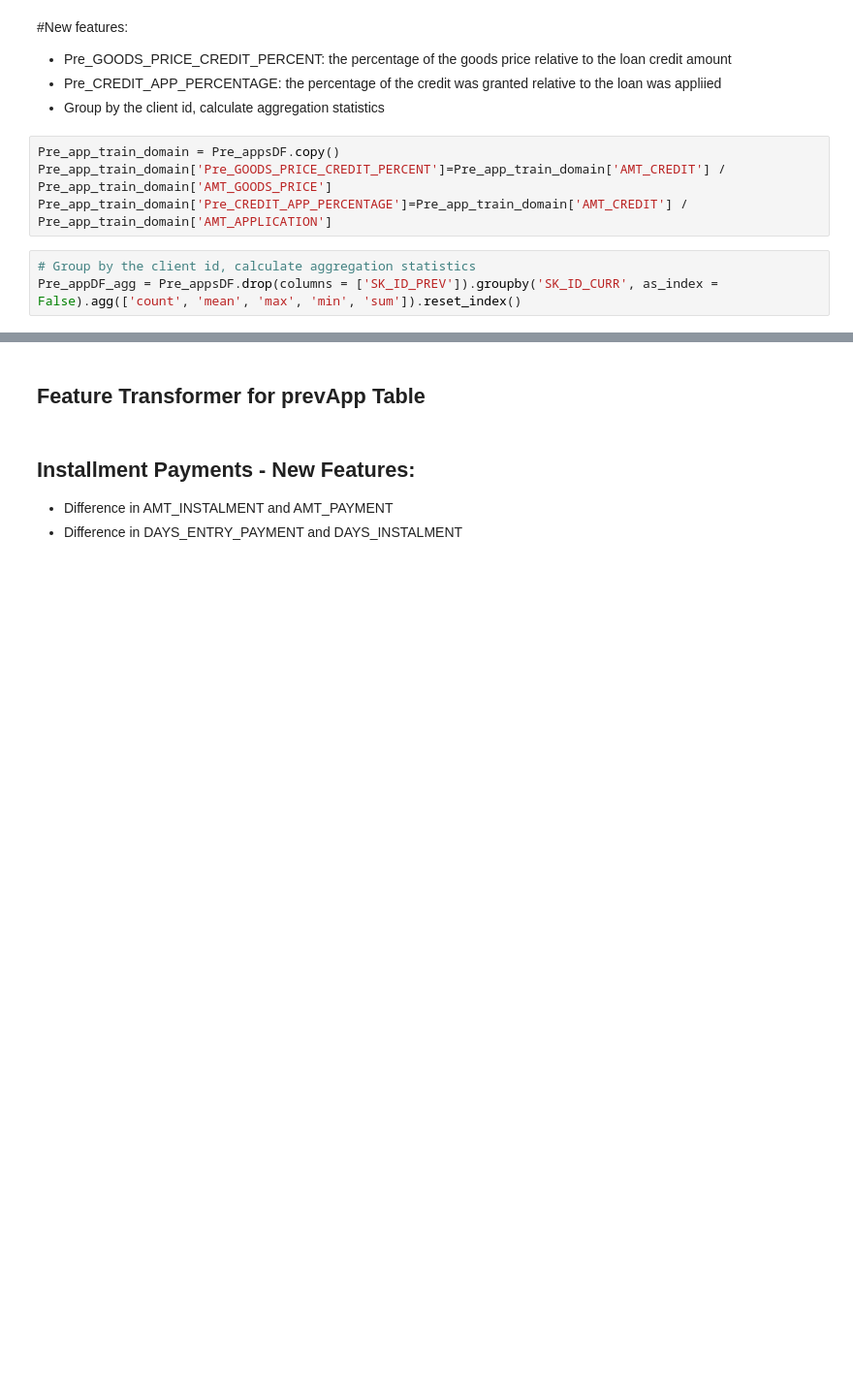
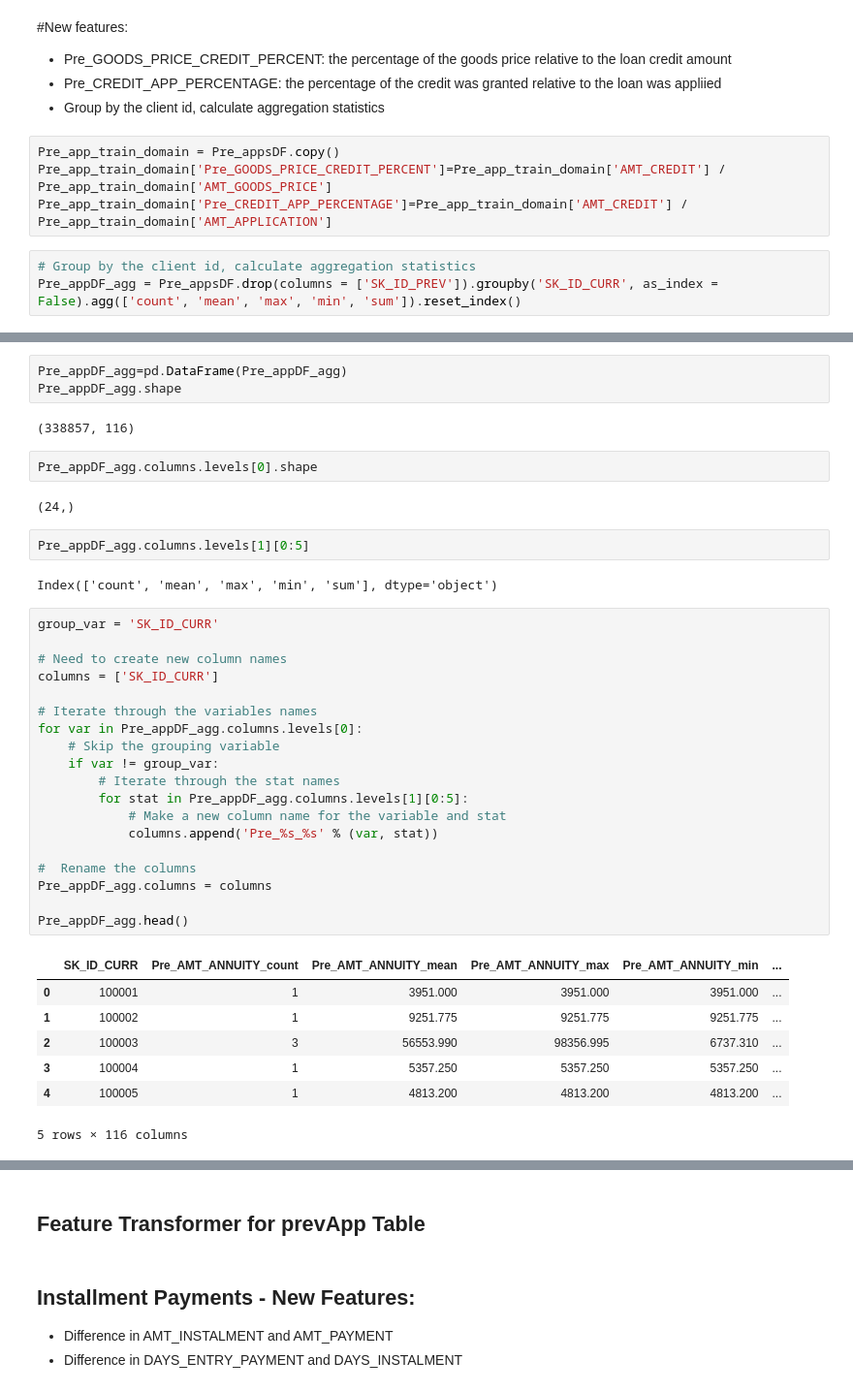
Before and after one commit to xgu1-ds/Machine-Learning-Home-Credit-Default-Risk-HCDR-, a Jupyter notebook: Phase-1/HCDR-Project_Phase_1_xin.ipynb, the cells around one changed output, grey strips where cells are left out. Shown at 97% size. Cells and saved outputs as stored; diff of their text form; blank space fills up the shorter version.

```diff
--- a/Phase-1/HCDR-Project_Phase_1_xin.ipynb
+++ b/Phase-1/HCDR-Project_Phase_1_xin.ipynb
@@ -1072,0 +1110,40 @@ Pre_appDF_agg.head(10)
+# %%
+Pre_appDF_agg=pd.DataFrame(Pre_appDF_agg)
+Pre_appDF_agg.shape
+# %% [output]
+(338857, 116)
+# %%
+Pre_appDF_agg.columns.levels[0].shape
+# %% [output]
+(24,)
+# %%
+Pre_appDF_agg.columns.levels[1][0:5]
+# %% [output]
+Index(['count', 'mean', 'max', 'min', 'sum'], dtype='object')
+# %%
+group_var = 'SK_ID_CURR'
+
+# Need to create new column names
+columns = ['SK_ID_CURR']
+
+# Iterate through the variables names
+for var in Pre_appDF_agg.columns.levels[0]:
+    # Skip the grouping variable
+    if var != group_var:
+        # Iterate through the stat names
+        for stat in Pre_appDF_agg.columns.levels[1][0:5]:
+            # Make a new column name for the variable and stat
+            columns.append('Pre_%s_%s' % (var, stat))
+
+#  Rename the columns
+Pre_appDF_agg.columns = columns
+
+Pre_appDF_agg.head()
+# %% [output]
+|  | SK_ID_CURR | Pre_AMT_ANNUITY_count | Pre_AMT_ANNUITY_mean | Pre_AMT_ANNUITY_max | Pre_AMT_ANNUITY_min | ... |
+| 0 | 100001 | 1 | 3951.000 | 3951.000 | 3951.000 | ... |
+| 1 | 100002 | 1 | 9251.775 | 9251.775 | 9251.775 | ... |
+| 2 | 100003 | 3 | 56553.990 | 98356.995 | 6737.310 | ... |
+| 3 | 100004 | 1 | 5357.250 | 5357.250 | 5357.250 | ... |
+| 4 | 100005 | 1 | 4813.200 | 4813.200 | 4813.200 | ... |
+5 rows × 116 columns
```
Also changed, not shown: parts of 11 cells of this notebook.
